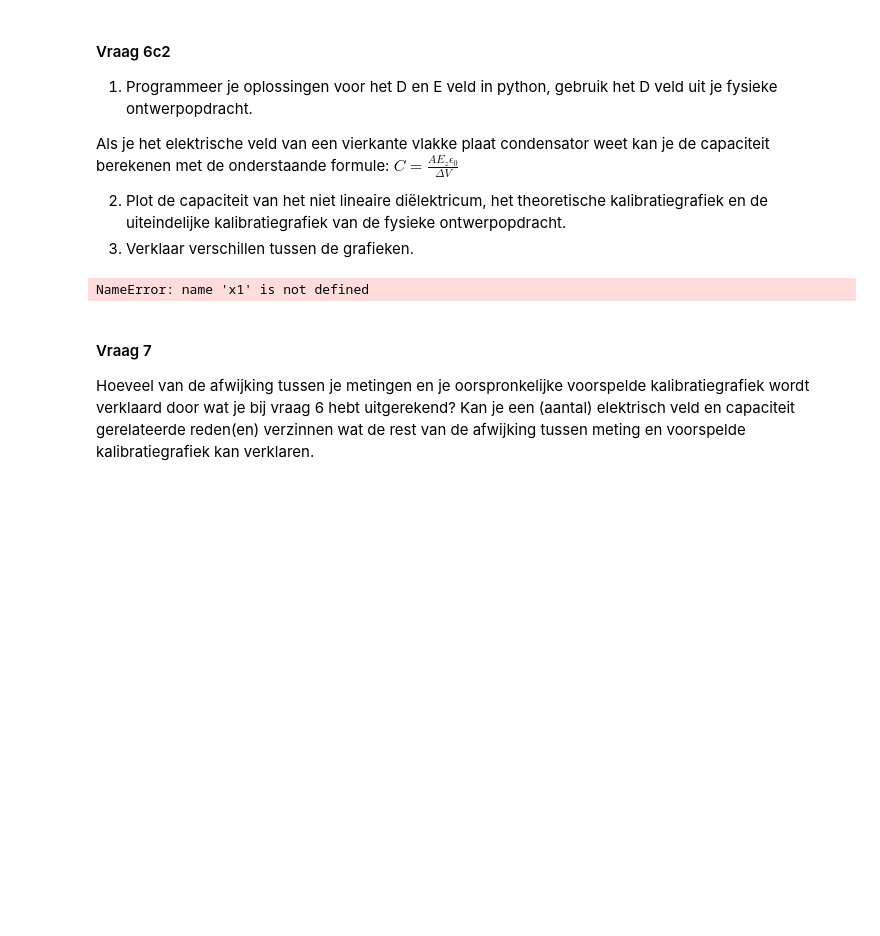
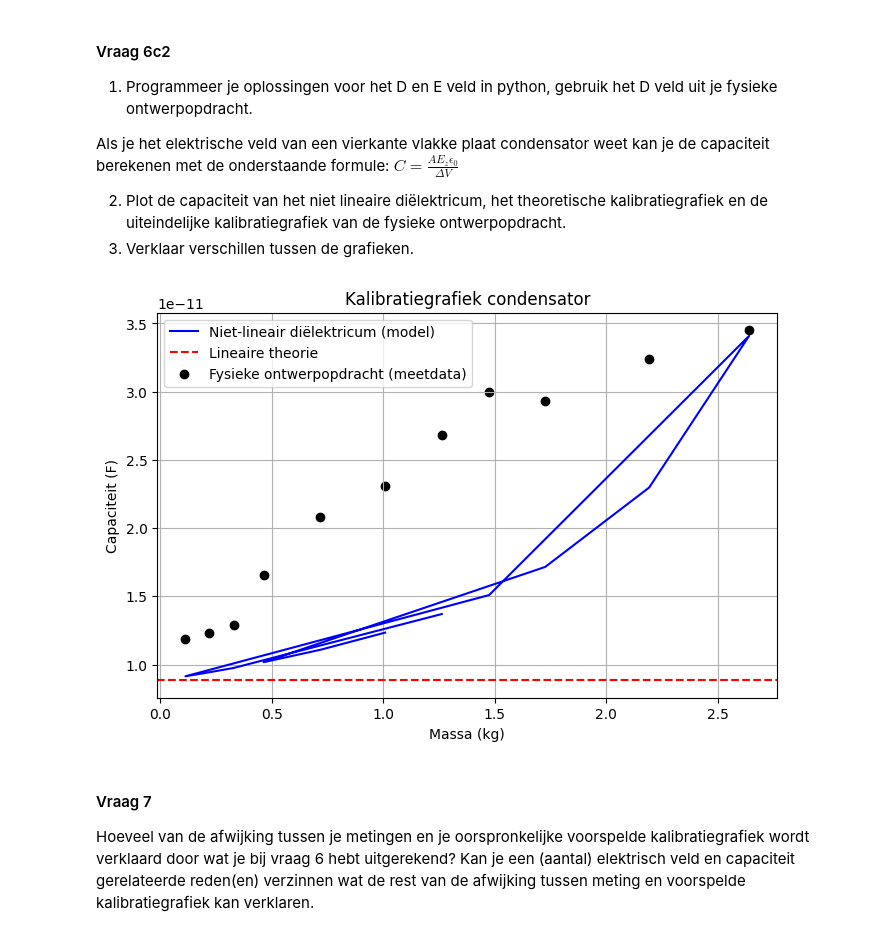
Before and after one commit to sralmulder-hash/opdrachten-DEF-D, a Jupyter notebook: DigitaleOntwerpopdrachten/1CondensatorOpdracht/CondensatorOntwerpopdracht.ipynb, the cells around one changed output. Drawn from its saved outputs; the diff is of its cells as text; code cells hidden in the pictures; blank space fills up the shorter version.

```diff
--- a/DigitaleOntwerpopdrachten/1CondensatorOpdracht/CondensatorOntwerpopdracht.ipynb
+++ b/DigitaleOntwerpopdrachten/1CondensatorOpdracht/CondensatorOntwerpopdracht.ipynb
@@ -1124,12 +1124,68 @@ E_z \epsilon_0}{\Delta V}$
 
 2. Plot de capaciteit van het niet lineaire diëlektricum, het theoretische kalibratiegrafiek en de uiteindelijke kalibratiegrafiek van de fysieke ontwerpopdracht.
 3. Verklaar verschillen tussen de grafieken.
-# %%
- # Pas deze code aan zodat jouw opstelling doorgerekend wordt
-def E_condensator(x1, x2, D):
-    return None
-# %% [output]
-NameError: name 'x1' is not defined
+# %%
+import numpy as np
+import matplotlib.pyplot as plt
+
+# CONSTANTEN
+eps0 = 8.854e-12
+A = 0.1*0.1
+d0 = 0.01
+g = 9.81
+k = 3500
+DeltaV = 5
+
+# MASSA
+massa = np.array([1.0083, 0.7181, 0.4637, 1.7264, 2.1929, 2.641, 1.4748, 0.1127, 0.2164, 0.3291, 1.2627])
+F = massa * g
+
+# PLAATAFSTAND MET COMPRESSIE
+d = d0 - F/k
+d = np.maximum(d, 0.001)  # voorkom negatieve afstand
+
+# LINEAIR E VELD
+E_linear = DeltaV / d
+
+# Parameters spons
+x1 = 0.2
+x2 = 3e-10
+
+# D VELD
+D = eps0 * ((1 + x1)*E_linear + x2*E_linear**2)
+
+# Functie om E uit D te berekenen
+def E_condensator(D, x1=0.2, x2=3e-10):
+    eps0 = 8.854e-12
+    a = x2
+    b = 1 + x1
+    c = - D / eps0
+    E = (-b + np.sqrt(b**2 - 4*a*c)) / (2*a)
+    return E
+
+# NIET-LINEAIR E VELD
+E_nl = E_condensator(D, x1, x2)
+
+# Capaciteit
+C_nl = (A * eps0 * E_nl) / DeltaV
+C_lin = (A * eps0) / d0
+
+# Meetdata
+C_meet = np.array([23.1, 20.8, 16.6, 29.3, 32.4, 34.5, 30, 11.9, 12.3, 12.9, 26.8])*1e-12
+
+# Plot
+plt.figure(figsize=(8,5))
+plt.plot(massa, C_nl, label="Niet-lineair diëlektricum (model)", color='blue')
+plt.axhline(C_lin, color='red', linestyle='--', label="Lineaire theorie")
+plt.scatter(massa, C_meet, color='black', label="Fysieke ontwerpopdracht (meetdata)")
+plt.xlabel("Massa (kg)")
+plt.ylabel("Capaciteit (F)")
+plt.title("Kalibratiegrafiek condensator")
+plt.legend()
+plt.grid(True)
+plt.show()
+# %% [output]
+[figure, added]
 # %% [markdown]
 #### Vraag 7
 
```
Also changed, not shown: parts of 2 cells of this notebook.
